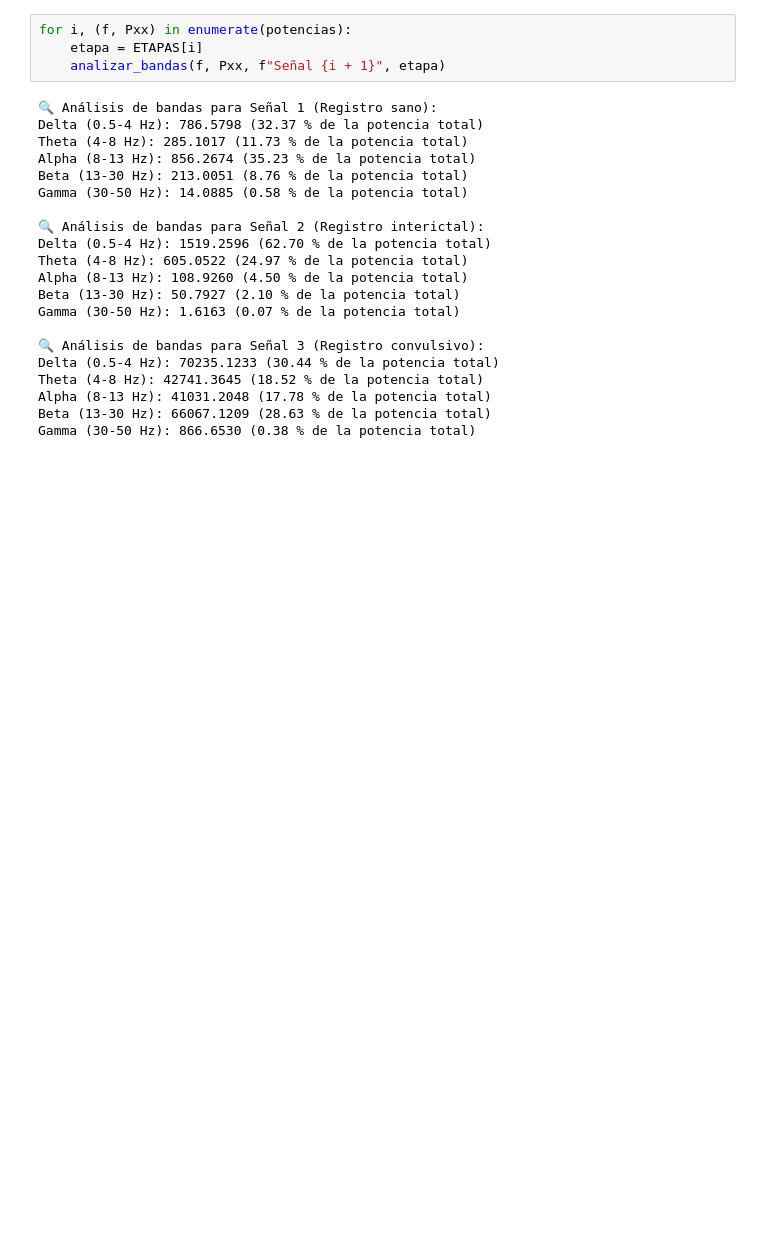
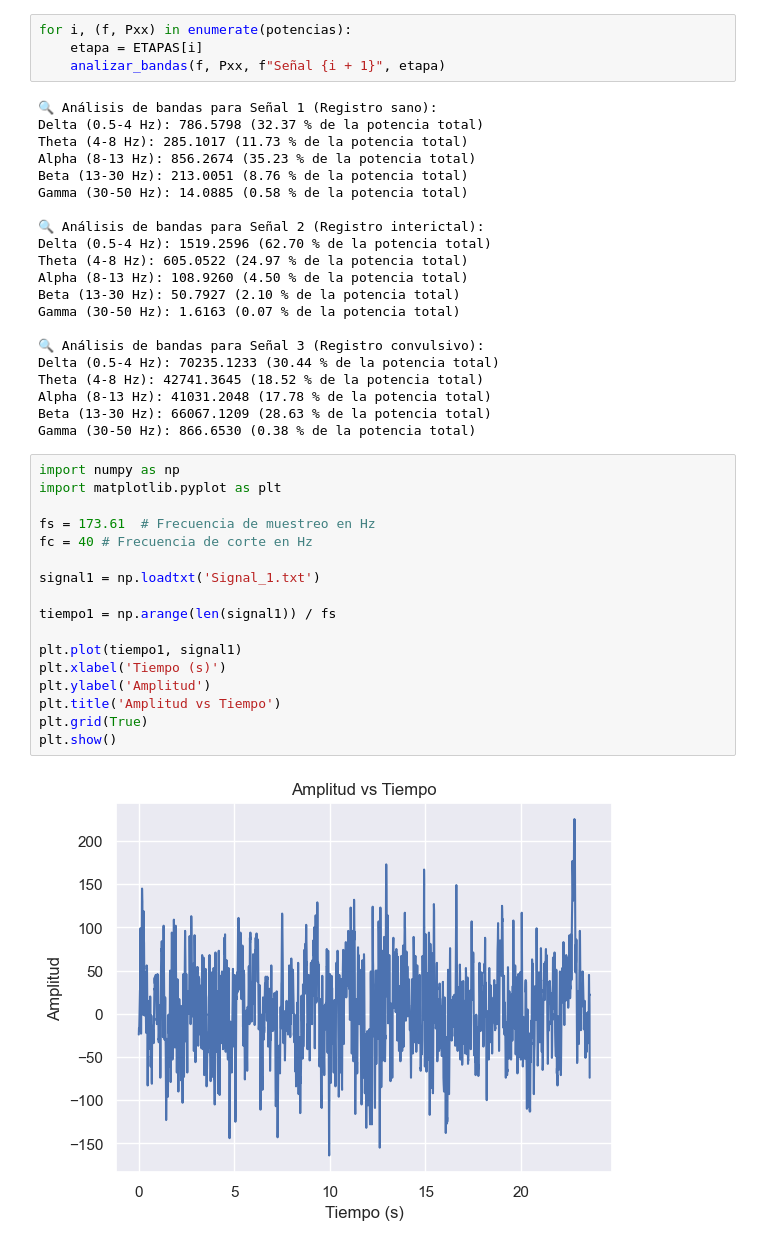
Before and after one commit to ddanelone/ANALISIS-NUMERICO-TP, a Jupyter notebook: TP1.ipynb, the cells around one changed output. Cells and saved outputs as stored; diff of their text form; blank space fills up the shorter version.

```diff
--- a/TP1.ipynb
+++ b/TP1.ipynb
@@ -344,3 +344,22 @@ Theta (4-8 Hz): 42741.3645 (18.52 % de la potencia total)
 Alpha (8-13 Hz): 41031.2048 (17.78 % de la potencia total)
 Beta (13-30 Hz): 66067.1209 (28.63 % de la potencia total)
 Gamma (30-50 Hz): 866.6530 (0.38 % de la potencia total)
+# %%
+import numpy as np
+import matplotlib.pyplot as plt
+
+fs = 173.61  # Frecuencia de muestreo en Hz
+fc = 40 # Frecuencia de corte en Hz
+
+signal1 = np.loadtxt('Signal_1.txt')
+
+tiempo1 = np.arange(len(signal1)) / fs
+
+plt.plot(tiempo1, signal1)
+plt.xlabel('Tiempo (s)')
+plt.ylabel('Amplitud')
+plt.title('Amplitud vs Tiempo')
+plt.grid(True)
+plt.show()
+# %% [output]
+[figure, added]
```
Also changed, not shown: parts of 8 cells of this notebook, 3 other files.
